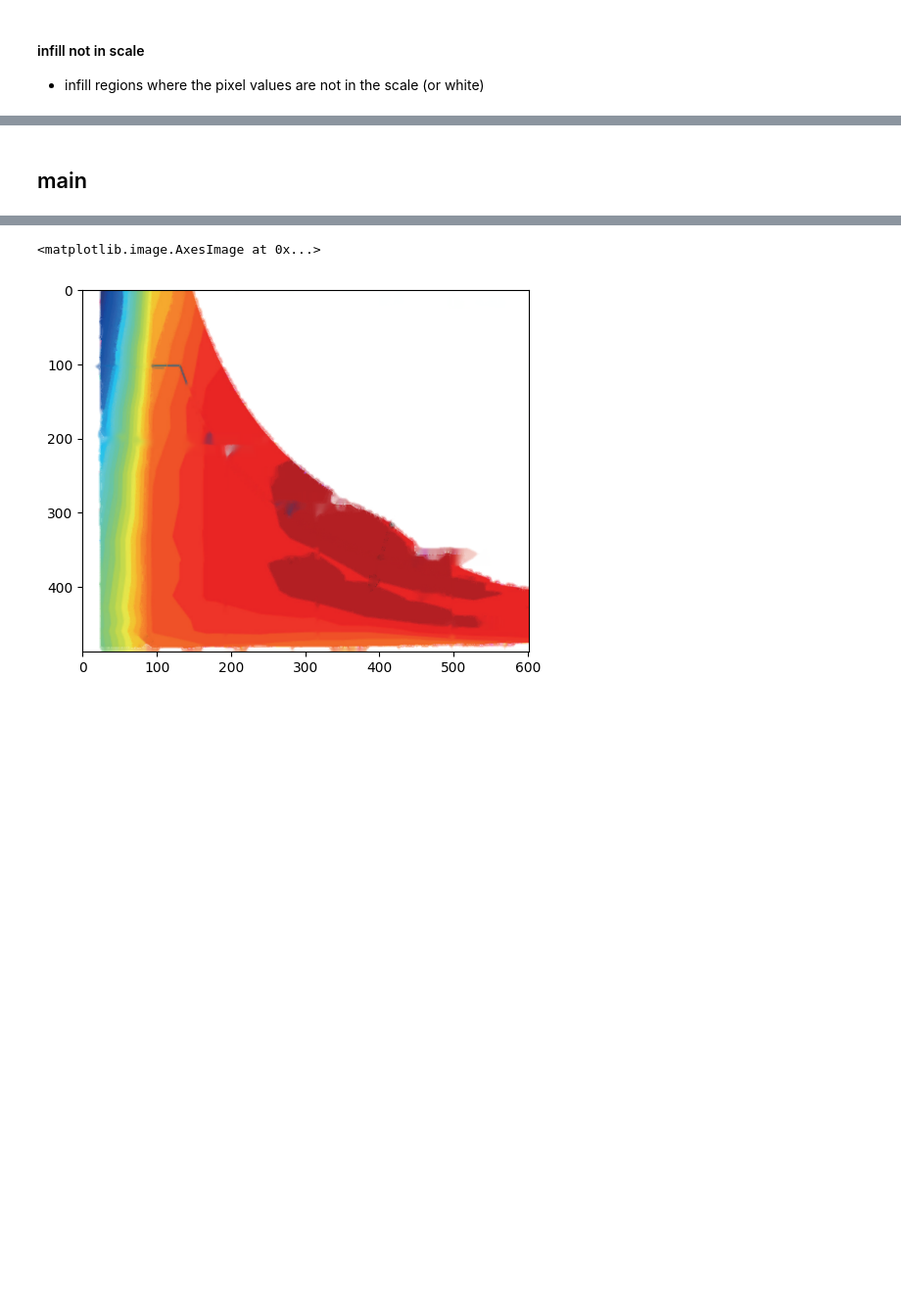
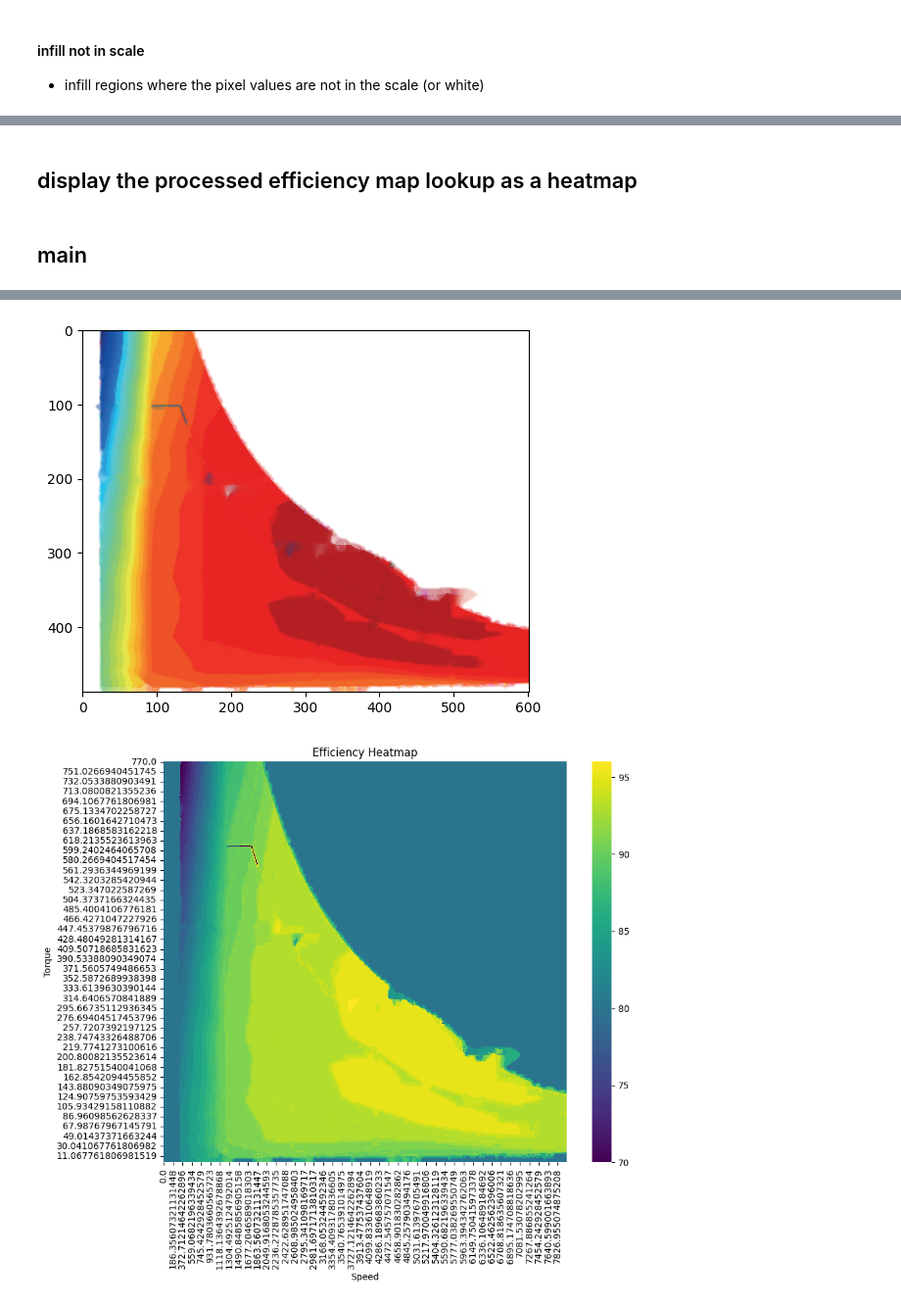
Before and after one commit to BenStevensPS/graph-digitizer, a Jupyter notebook: poc.ipynb, the cells around one changed output, grey strips where cells are left out. Shown at 98% size. Drawn from its saved outputs; the diff is of its cells as text; code cells hidden in the pictures; blank space fills up the shorter version.

Commit message:
create output lookup and heatmap

```diff
--- a/poc.ipynb
+++ b/poc.ipynb
@@ -126,3 +140,47 @@ def infill_not_in_scale(im, grayscale):
+# %%
+def efficiency_lookup(im, scale):
+    x_rl = metadata[metadata['Dim'] == 'RL']['x'].values[0]
+    x_ll = metadata[metadata['Dim'] == 'LL']['x'].values[0]
+    max_xi = im.shape[1] - 1
+
+    y_lu = metadata[metadata['Dim'] == 'LU']['y'].values[0]
+    y_ll = metadata[metadata['Dim'] == 'LL']['y'].values[0]
+    max_yi = im.shape[0] - 1
+
+    x = []
+    y = []
+    z = []
+
+    def find_closest_rgb(pixel, scale):
+        distances = cdist([pixel], scale[:,:3])
+        closest_index = np.argmin(distances)
+        return scale[closest_index][3]
+
+    for xi in range(im.shape[1]):
+        for yi in range(im.shape[0]):
+            xbar = ((x_rl - x_ll) * xi) / max_xi
+            ybar = ((y_lu - y_ll) * (max_yi - yi)) / max_yi
+            zi = find_closest_rgb(im[yi, xi], scale)
+            x.append(xbar)
+            y.append(ybar)
+            z.append(zi)
+
+    efficiency_lookup_df = pd.DataFrame(zip(x,y,z),columns=(['speed','torque','efficiency']))
+
+    return efficiency_lookup_df
+# %% [markdown]
+## display the processed efficiency map lookup as a heatmap
+# %%
+def efficiency_heatmap(efficiency_lookup_df):
+    heatmap_data = efficiency_lookup_df.pivot_table(index='torque', columns='speed', values='efficiency')
+    heatmap_data = heatmap_data.iloc[::-1]
+
+    plt.figure(figsize=(10, 8))
+    sns.heatmap(heatmap_data, cmap='viridis')
+    plt.title('Efficiency Heatmap')
+    plt.xlabel('Speed')
+    plt.ylabel('Torque')
+    plt.show()
 # %% [markdown]
 ## main
 # %%
@@ -141,6 +199,8 @@ plt.imshow(nolines)
 inscale = infill_not_in_scale(nolines, grayscale)
 plt.show()
 plt.imshow(inscale)
+efficiency_lookup_df = efficiency_lookup(inscale, scale)
+efficiency_heatmap(efficiency_lookup_df)
 # %% [output]
 Looking for C:\Users\benst\.keras-ocr\craft_mlt_25k.h5
 Looking for C:\Users\benst\.keras-ocr\crnn_kurapan.h5
@@ -149,4 +209,4 @@ Looking for C:\Users\benst\.keras-ocr\crnn_kurapan.h5
 [figure]
 [figure]
-<matplotlib.image.AxesImage at 0x...>
 [figure]
+[figure, added]
```
Also changed, not shown: parts of 16 cells of this notebook, 3 other files.
